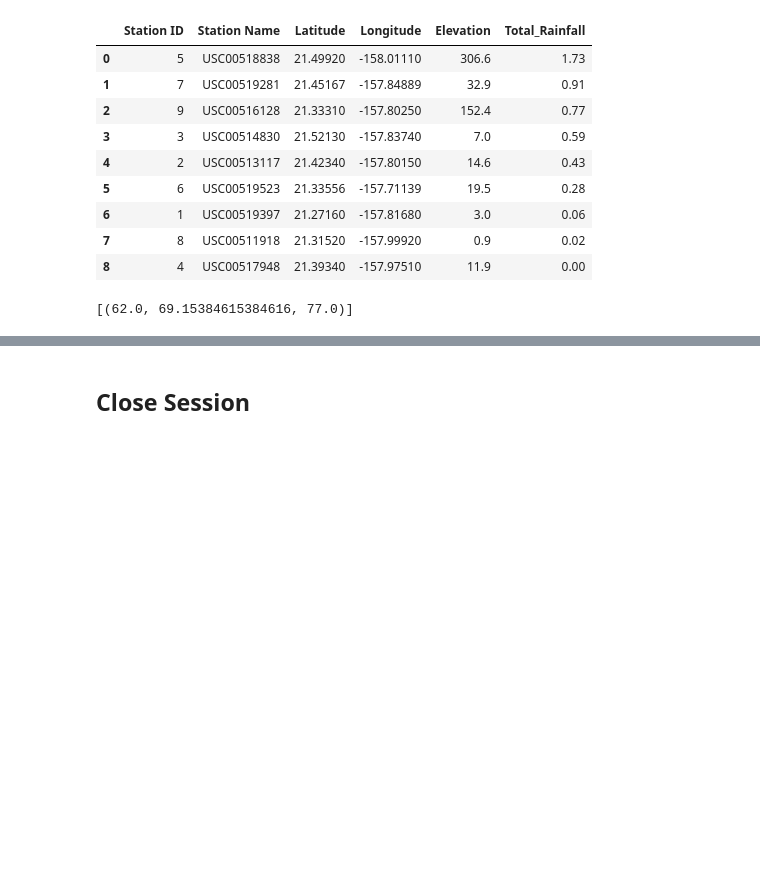
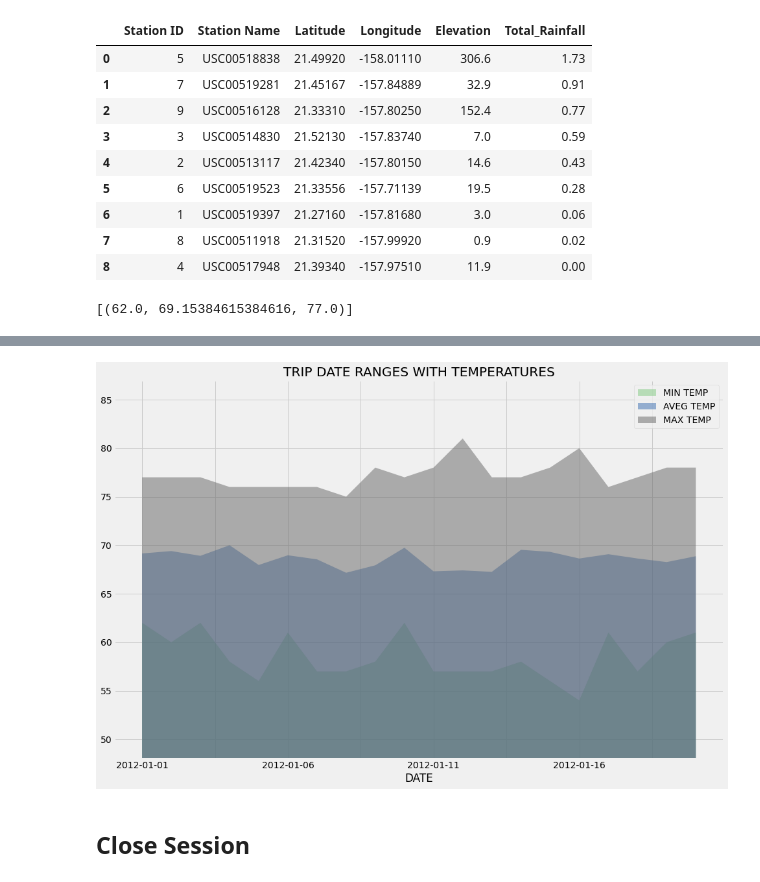
Before and after one commit to Yazz-01/sqlalchemy-challenge, a Jupyter notebook: temp_analysis_bonus_2.ipynb, the cells around one changed output, grey strips where cells are left out. Cells and saved outputs as stored; diff of their text form; code cells hidden in the pictures; blank space fills up the shorter version.

```diff
--- a/temp_analysis_bonus_2.ipynb
+++ b/temp_analysis_bonus_2.ipynb
@@ -203,7 +203,7 @@ trip_range
 # and append the results to a list called `normals`.
 
 # Creating list Normals
-normals= [['DATE', 'MAX TEMP', 'AVEG TEMP', 'MIN TEMP']]
+normals= [['DATE', 'MIN TEMP', 'AVEG TEMP', 'MAX TEMP']]
 
 # Append to list with a loop
 
@@ -237,4 +237,6 @@ normals
  ['2012-01-20', 61.0, 68.86666666666666, 78.0]]
 # %%
 # Load the previous query results into a Pandas DataFrame and add the `trip_dates` range as the `date` index
-pd_trip= pd_DataFrame
+pd_trip= pd.DataFrame(normals[1:], columns= normals[0])
+
+pd_trip
@@ -242,0 +261,4 @@ pd_trip= pd_DataFrame
+# %%
+# Setting Date as index
+pd_trip.set_index('DATE', inplace=True, drop=True)
+pd_trip
@@ -243,2 +284,15 @@ pd_trip= pd_DataFrame
+# %%
+# Plot the daily normals as an area plot with `stacked=False`
+
+# Plotting ans Area chart
+ax = pd_trip.plot.area(linewidth=0, colormap="Accent",figsize=(15, 10),
+                       stacked=False,
+                       title='TRIP DATE RANGES WITH TEMPERATURES',
+                       ylim=(min(pd_trip['MIN TEMP'])-6, max(pd_trip['MAX TEMP'])+6)                                   )
+# Saving plot
+plt.savefig("output_figures/trip_date_ranges_temp.png",transparent=False)
+plt.show()
+# %% [output]
+[figure, added]
 # %% [markdown]
 ## Close Session
```
Also changed, not shown: parts of 5 cells of this notebook, 1 other file.
